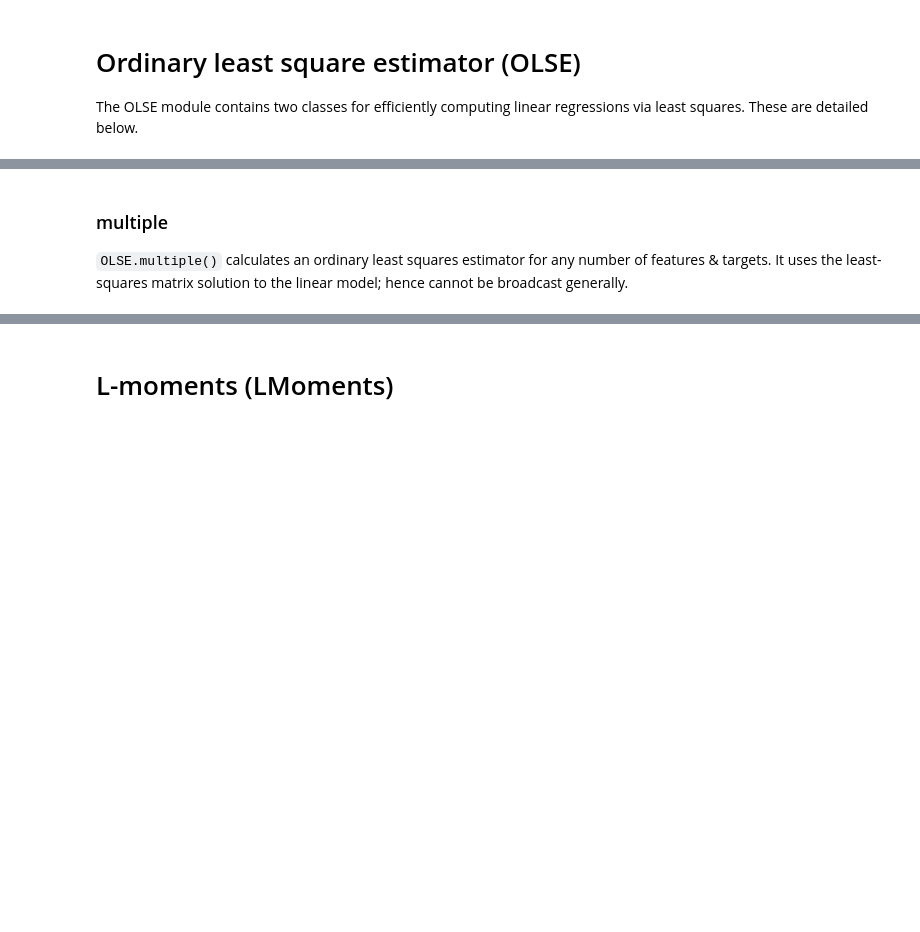
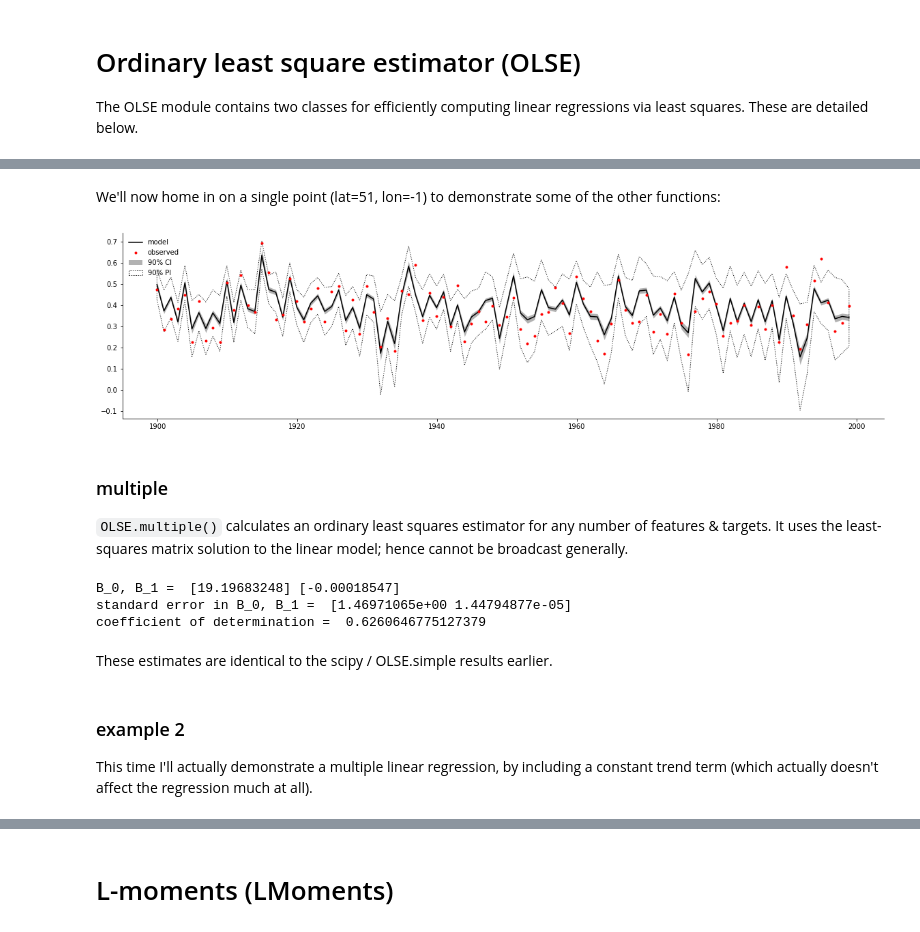
Before and after one commit to njleach/mystatsfunctions, a Jupyter notebook: example-nb.ipynb, the cells around one changed output, grey strips where cells are left out. Cells and saved outputs as stored; diff of their text form; code cells hidden in the pictures; blank space fills up the shorter version.

```diff
--- a/example-nb.ipynb
+++ b/example-nb.ipynb
@@ -15,3 +139,26 @@ The OLSE module contains two classes for efficiently computing linear regression
+# %% [markdown]
+We'll now home in on a single point (lat=51, lon=-1) to demonstrate some of the other functions:
+# %%
+# get mean estimate, prediction & confidence intervals for our linear model
+## worth noting that the first part of these lines is just to convert to xarray: the methods are actually very short calls!
+model=xr.zeros_like(prcp_slice.apcp).rename('model')+slr.pred()
+CI=xr.zeros_like(prcp_slice.apcp).expand_dims({'percentile':[5,95]}).rename('CI')+slr.CI()
+PI=xr.zeros_like(prcp_slice.apcp).expand_dims({'percentile':[5,95]}).rename('PI')+slr.PI()
+# %%
+plt.figure(figsize=(20,5))
+
+# plot the mean estimate, confidence in mean & prediction interval
+plt.plot(model.time,model.sel(lat=51,lon=-1),'k',label='model')
+plt.fill_between(model.time.values,*CI.sel(lat=51,lon=-1).values,color='k',alpha=0.3,lw=0,label='90% CI')
+plt.fill_between(model.time.values,*PI.sel(lat=51,lon=-1).values,color='k',fc="none",ec='k',ls=':',label='90% PI')
+
+# plot the actual values
+plt.plot(model.time,prcp_slice.apcp.sel(lat=51,lon=-1).values,'r.',label='observed')
+
+plt.legend(frameon=False)
+sn.despine()
+# %% [output]
+[figure, added]
 # %% [markdown]
 ### multiple
 `OLSE.multiple()` calculates an ordinary least squares estimator for any number of features & targets. It uses the least-squares matrix solution to the linear model; hence cannot be broadcast generally.
@@ -17,0 +169,13 @@ The OLSE module contains two classes for efficiently computing linear regression
+# %%
+print("B_0, B_1 = ",*testmlr.B)
+print("standard error in B_0, B_1 = ",*testmlr.err_B)
+print("coefficient of determination = ",*testmlr.R2())
+# %% [output]
+B_0, B_1 =  [19.19683248] [-0.00018547]
+standard error in B_0, B_1 =  [1.46971065e+00 1.44794877e-05]
+coefficient of determination =  0.6260646775127379
+# %% [markdown]
+These estimates are identical to the scipy / OLSE.simple results earlier.
+# %% [markdown]
+### example 2
+This time I'll actually demonstrate a multiple linear regression, by including a constant trend term (which actually doesn't affect the regression much at all).
```
Also changed, not shown: parts of 29 cells of this notebook, 3 other files.
